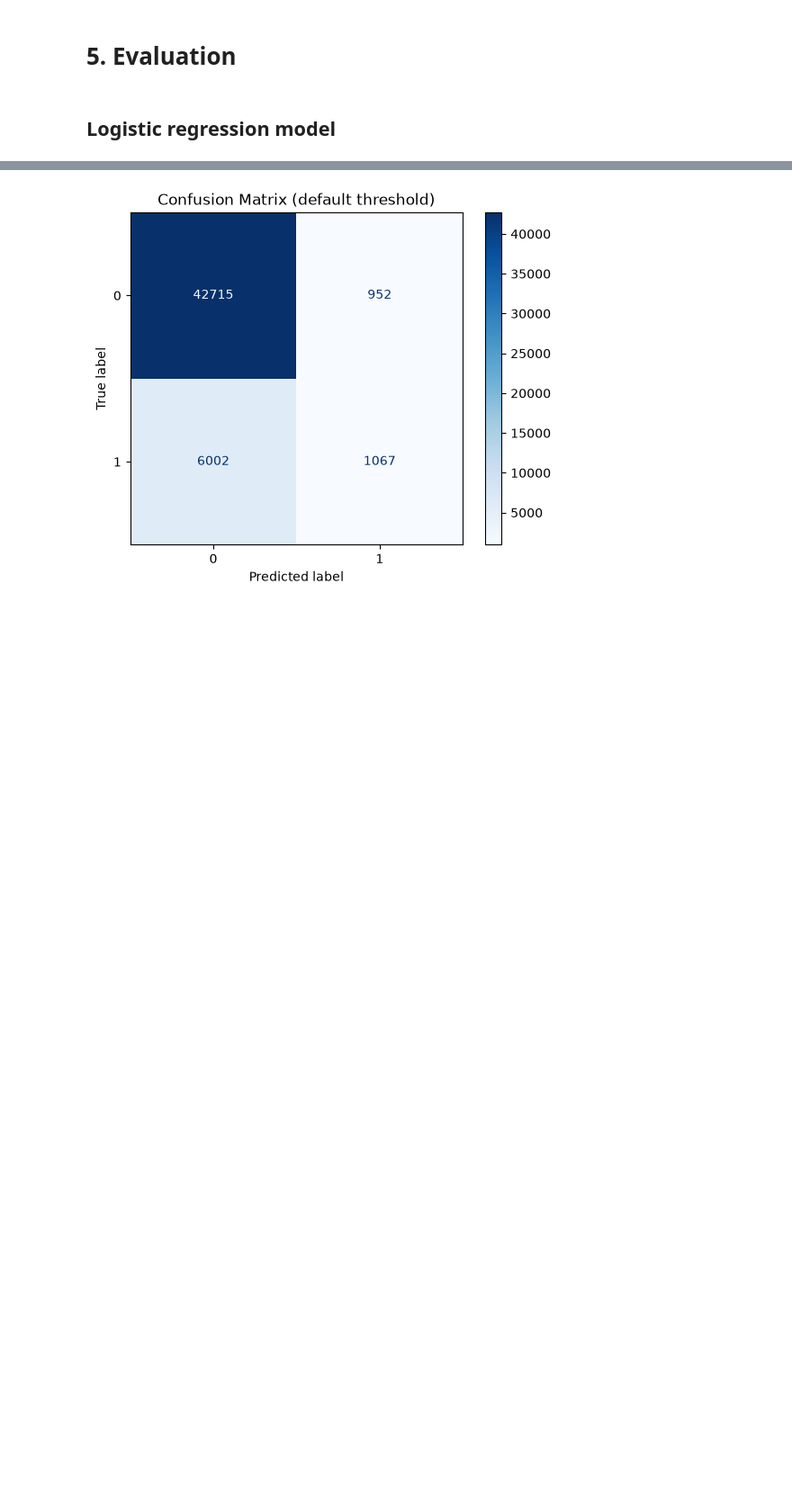
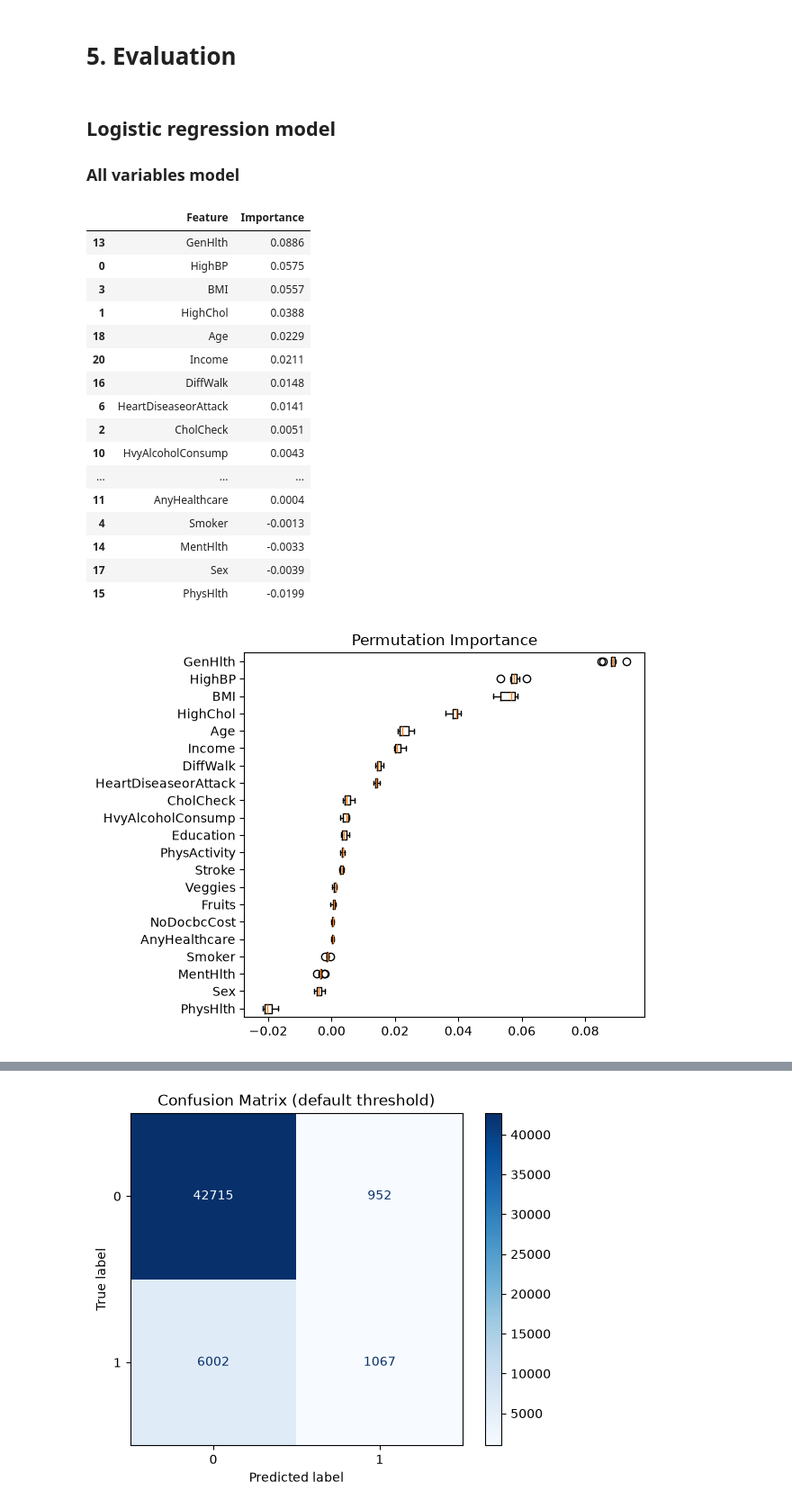
Before and after one commit to MustBeViable/DatanKasittely, a Jupyter notebook: Diabetes-machine-learn-project.ipynb, the cells around one changed output, grey strips where cells are left out. Shown at 90% size. Drawn from its saved outputs; the diff is of its cells as text; code cells hidden in the pictures; blank space fills up the shorter version.

Commit message:
add top5 and top8 model based on permutational importance

```diff
--- a/Diabetes-machine-learn-project.ipynb
+++ b/Diabetes-machine-learn-project.ipynb
@@ -179,6 +241,6 @@ A logistic regression model was trained using the training data to predict if an
 # %%
-logistic_model = LogisticRegression(max_iter=1000)
+logistic_model_all = LogisticRegression(max_iter=1000)
 
-logistic_model.fit(X_train, y_train)
+logistic_model_all.fit(X_train, y_train)
 
-y_pred = logistic_model.predict(X_test)
+y_pred = logistic_model_all.predict(X_test)
@@ -186,3 +266,54 @@ y_pred = logistic_model.predict(X_test)
 # 5. Evaluation
 # %% [markdown]
 ## Logistic regression model
+
+### All variables model
+# %%
+importance = permutation_importance(
+    logistic_model_all,
+    X_test,
+    y_test,
+    n_repeats=10,
+    random_state=123,
+    scoring="recall"
+)
+
+sorted_idx = importance.importances_mean.argsort()
+
+importance_df = pd.DataFrame({
+    "Feature": X.columns,
+    "Importance": importance.importances_mean
+}).sort_values("Importance", ascending=False)
+
+display(importance_df.round(4))
+
+fig, ax = plt.subplots()
+
+ax.boxplot(
+    importance.importances[sorted_idx].T,
+    vert=False,
+    tick_labels=X.columns[sorted_idx]
+)
+
+ax.set_title("Permutation Importance")
+fig.tight_layout()
+plt.show()
+# %% [output]
+|  | Feature | Importance |
+| 13 | GenHlth | 0.0886 |
+| 0 | HighBP | 0.0575 |
+| 3 | BMI | 0.0557 |
+| 1 | HighChol | 0.0388 |
+| 18 | Age | 0.0229 |
+| 20 | Income | 0.0211 |
+| 16 | DiffWalk | 0.0148 |
+| 6 | HeartDiseaseorAttack | 0.0141 |
+| 2 | CholCheck | 0.0051 |
+| 10 | HvyAlcoholConsump | 0.0043 |
+| ... | ... | ... |
+| 11 | AnyHealthcare | 0.0004 |
+| 4 | Smoker | -0.0013 |
+| 14 | MentHlth | -0.0033 |
+| 17 | Sex | -0.0039 |
+| 15 | PhysHlth | -0.0199 |
+[figure, added]
```
Also changed, not shown: parts of 14 cells of this notebook.
